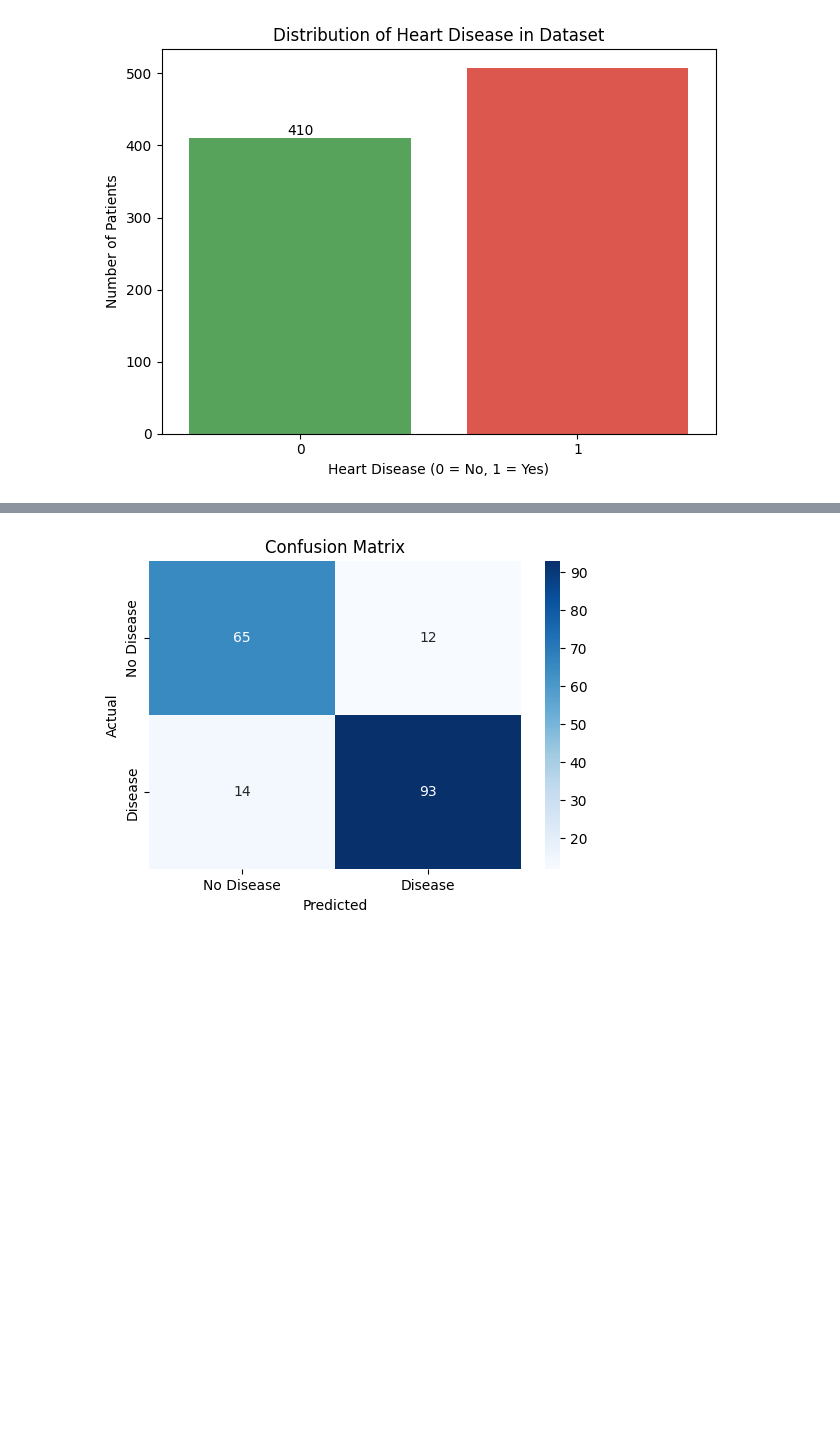
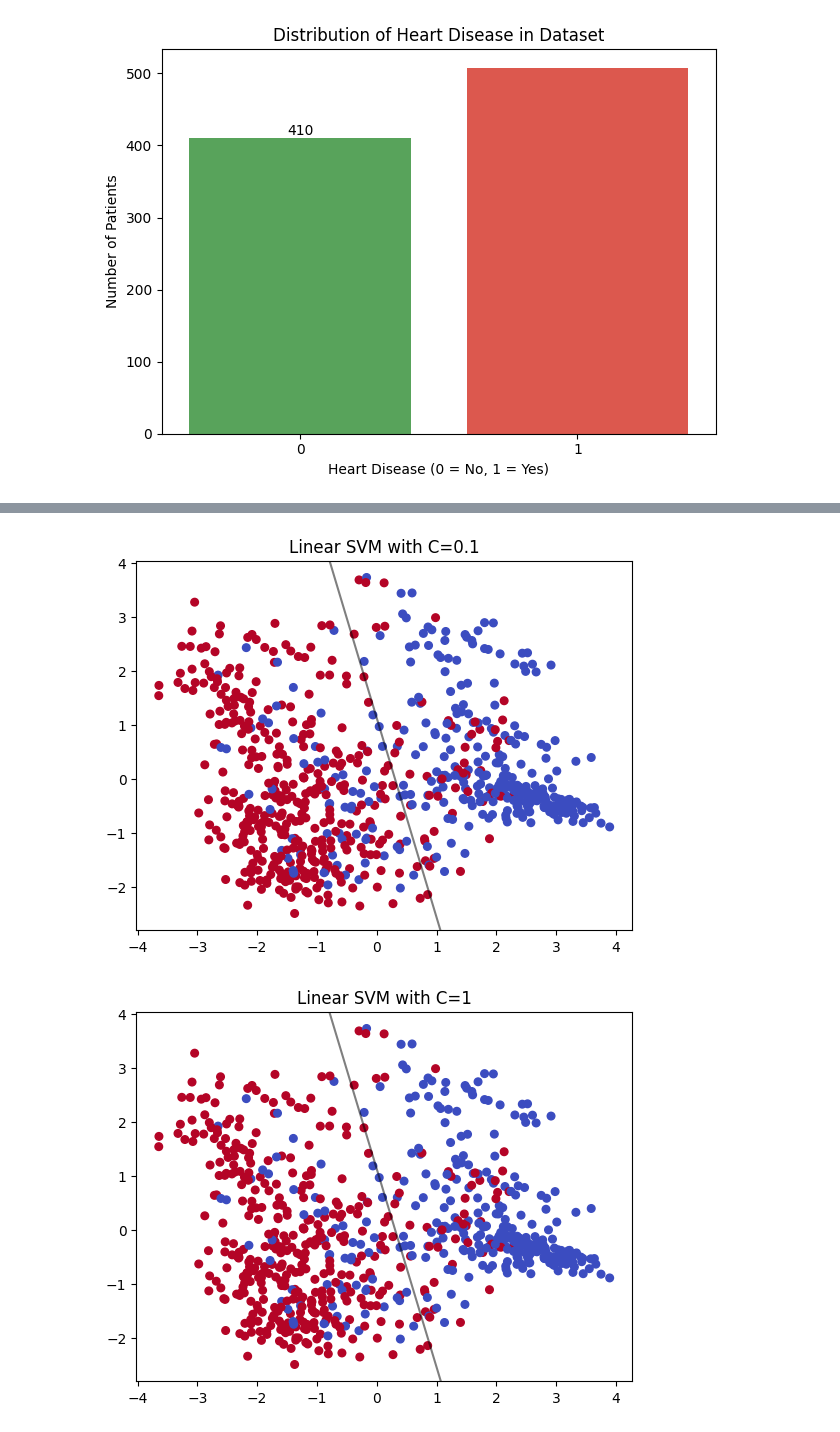
Before and after one commit to tashfeen786/STEMETA_Intership_Projects, a Jupyter notebook: Heart_Failure_Prediction/Heart_Failure_Prediction.ipynb, the cells around one changed output, grey strips where cells are left out. Saved outputs shown, nothing was run; the diff lists cells and outputs as text; code cells hidden in the pictures; blank space fills up the shorter version.

```diff
--- a/Heart_Failure_Prediction/Heart_Failure_Prediction.ipynb
+++ b/Heart_Failure_Prediction/Heart_Failure_Prediction.ipynb
@@ -118,9 +137,15 @@ X_train, X_test, y_train, y_test = train_test_split(X, y, test_size=0.2, random_
+# %%
+# Scale features
+scaler = StandardScaler()
+X_train = scaler.fit_transform(X_train)
+X_test = scaler.transform(X_test)
 # %%
-from sklearn.ensemble import RandomForestClassifier
-from sklearn.metrics import accuracy_score
+C_values = [0.01, 0.1, 1, 10, 100]
+train_acc, test_acc = [], []
 
-model = RandomForestClassifier(random_state=42)
-model.fit(X_train, y_train)
+for C in C_values:
+    model = SVC(kernel="linear", C=C, random_state=42)
+    model.fit(X_train, y_train)
 
-y_pred = model.predict(X_test)
-print("Accuracy:", accuracy_score(y_test, y_pred))
+    train_acc.append(accuracy_score(y_train, model.predict(X_train)))
+    test_acc.append(accuracy_score(y_test, model.predict(X_test)))
@@ -129,15 +163,30 @@ Accuracy: 0.8586956521739131
 # %%
-from sklearn.metrics import classification_report, confusion_matrix
+pca = PCA(n_components=2)
+X_train_pca = pca.fit_transform(X_train)
+X_test_pca = pca.transform(X_test)
 
-# 1. Confusion Matrix
-cm = confusion_matrix(y_test, y_pred)
+for C in [0.1, 1, 10]:
+    model = SVC(kernel="linear", C=C, random_state=42)
+    model.fit(X_train_pca, y_train)
 
-# Plotting the Confusion Matrix
-plt.figure(figsize=(6, 4))
-sns.heatmap(cm, annot=True, fmt='d', cmap='Blues', xticklabels=['No Disease', 'Disease'], yticklabels=['No Disease', 'Disease'])
-plt.xlabel('Predicted')
-plt.ylabel('Actual')
-plt.title('Confusion Matrix')
-plt.show()
+    # Plot decision boundary
+    plt.figure()
+    plt.scatter(X_train_pca[:,0], X_train_pca[:,1], c=y_train, cmap="coolwarm", s=30)
+
+    ax = plt.gca()
+    xlim = ax.get_xlim()
+    ylim = ax.get_ylim()
+
+    xx, yy = np.meshgrid(
+        np.linspace(xlim[0], xlim[1], 100),
+        np.linspace(ylim[0], ylim[1], 100)
+    )
+    Z = model.decision_function(np.c_[xx.ravel(), yy.ravel()])
+    Z = Z.reshape(xx.shape)
+    ax.contour(xx, yy, Z, colors='k', levels=[0], alpha=0.5, linestyles=['-'])
+
+    plt.title(f"Linear SVM with C={C}")
+    plt.show()
 # %% [output]
-[figure, old version]
+[figure, new version]
+[figure, added]
```
Also changed, not shown: parts of 32 cells of this notebook.
